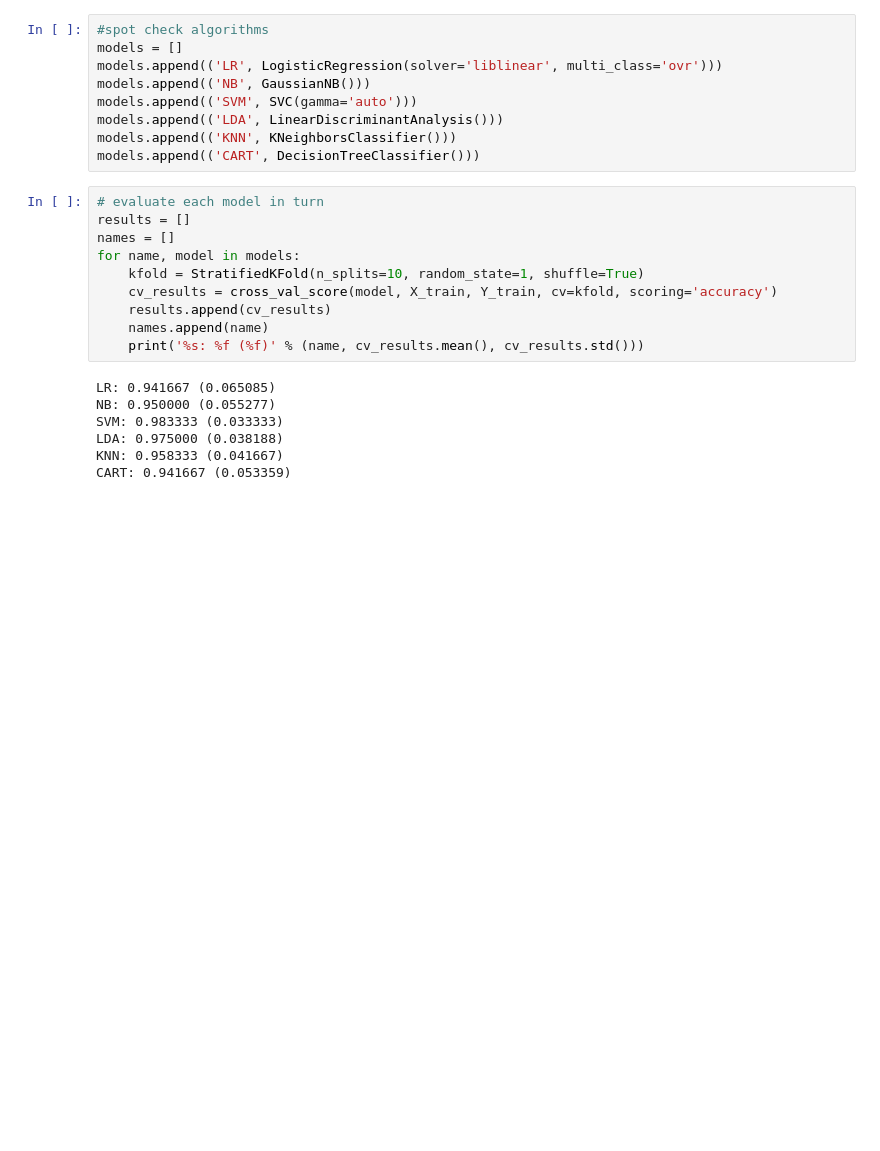
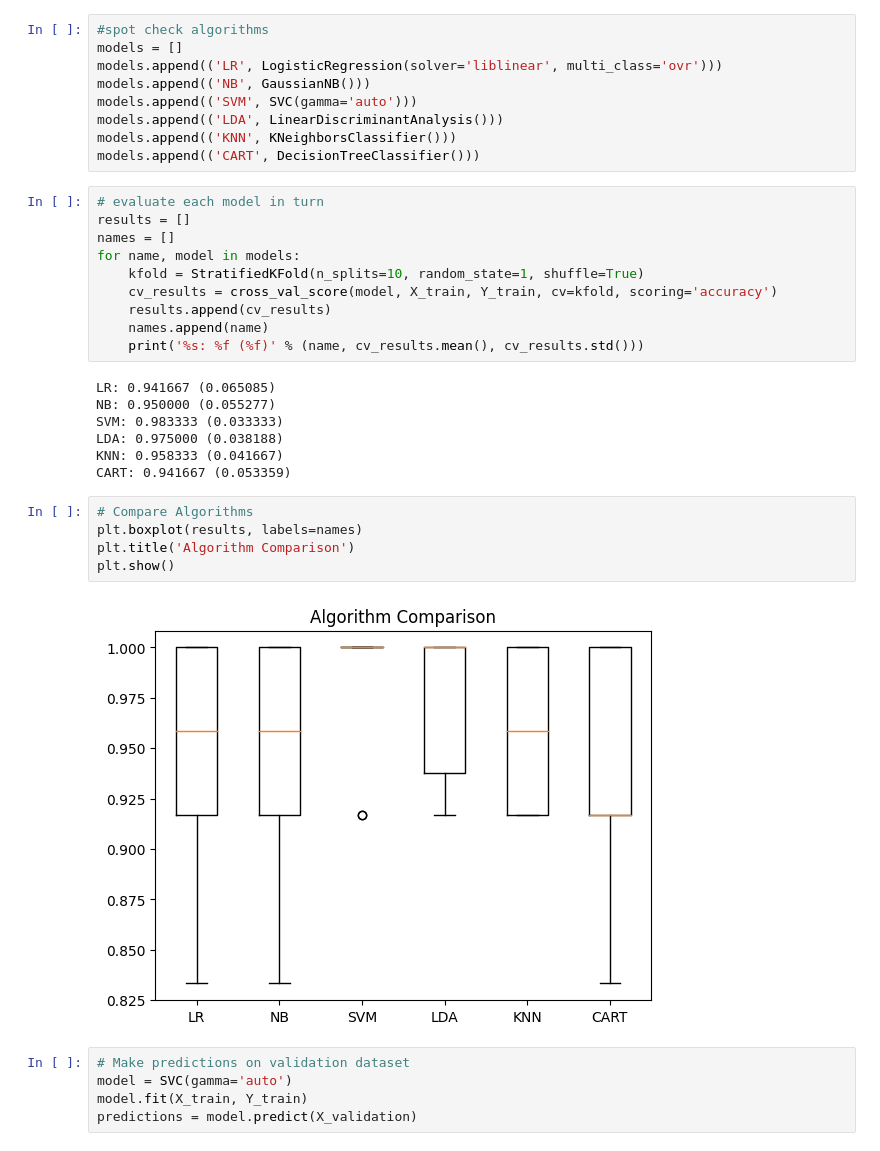
Before and after one commit to NgeruSK/Flower-Classifier-Algorithm, a Jupyter notebook: Flower Classifications.ipynb, the cells around one changed output. Drawn from its saved outputs; the diff is of its cells as text; blank space fills up the shorter version.

```diff
--- a/Flower Classifications.ipynb
+++ b/Flower Classifications.ipynb
@@ -169,3 +169,15 @@ SVM: 0.983333 (0.033333)
 LDA: 0.975000 (0.038188)
 KNN: 0.958333 (0.041667)
 CART: 0.941667 (0.053359)
+# %%
+# Compare Algorithms
+plt.boxplot(results, labels=names)
+plt.title('Algorithm Comparison')
+plt.show()
+# %% [output]
+[figure, added]
+# %%
+# Make predictions on validation dataset
+model = SVC(gamma='auto')
+model.fit(X_train, Y_train)
+predictions = model.predict(X_validation)
```
Also changed, not shown: parts of 3 cells of this notebook, 1 other file.
